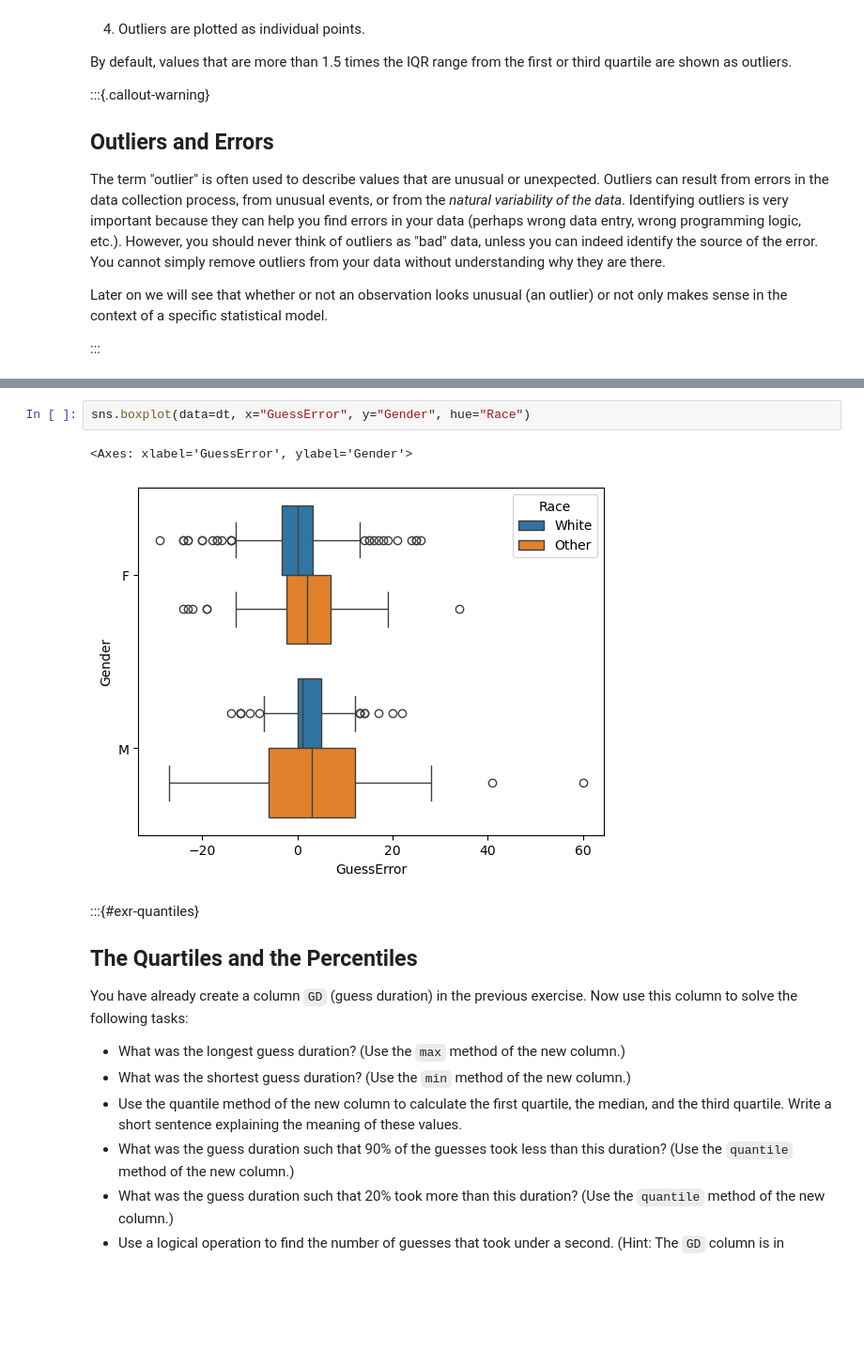
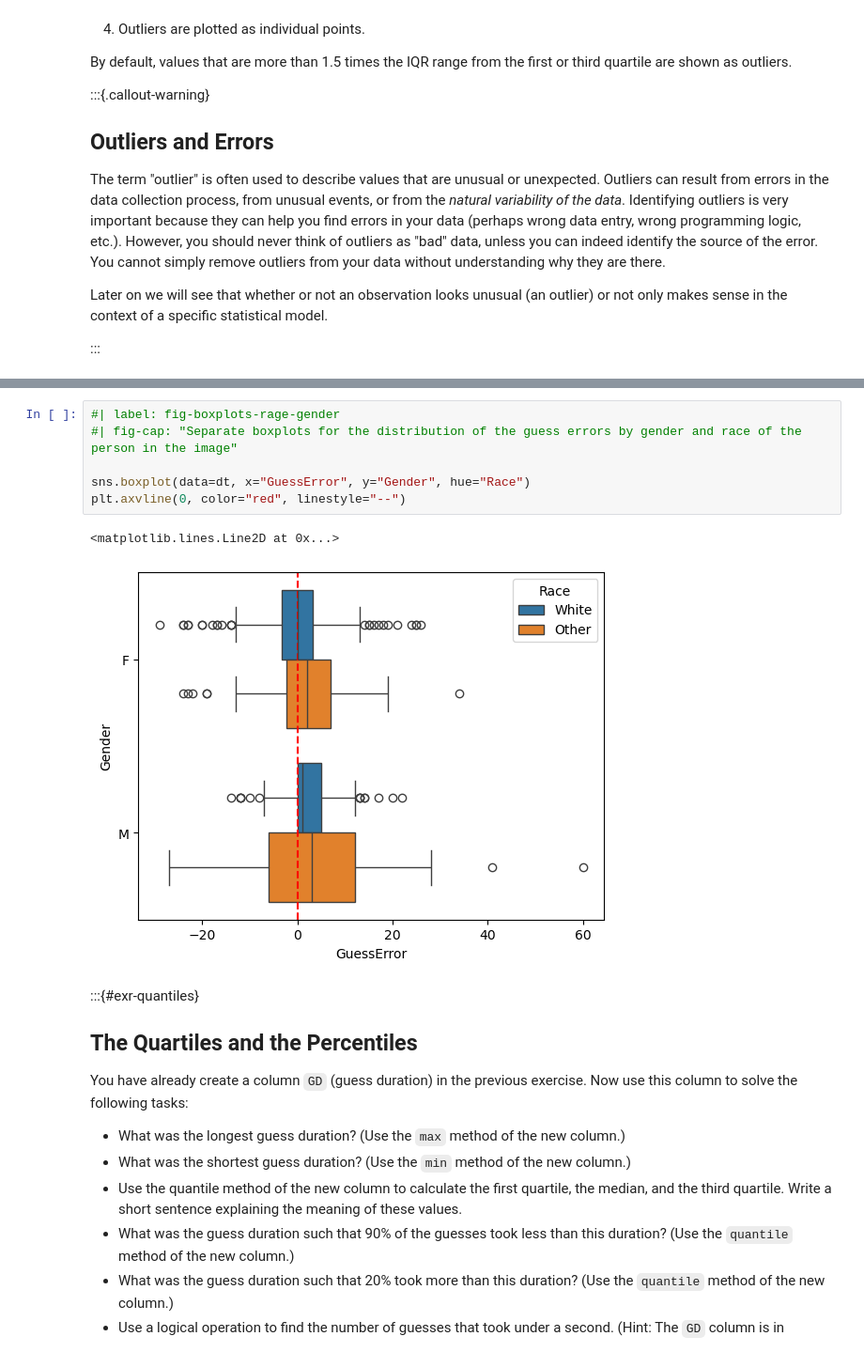
Before and after one commit to febse/stat2024, a Jupyter notebook: 02-Descriptive-Statistics.ipynb, the cells around one changed output, grey strips where cells are left out. Shown at 94% size. Drawn from its saved outputs; the diff is of its cells as text; blank space fills up the shorter version.

```diff
--- a/02-Descriptive-Statistics.ipynb
+++ b/02-Descriptive-Statistics.ipynb
@@ -250,8 +285,12 @@ sns.boxplot(data=dt, x="GuessError")
-# %%
-sns.boxplot(data=dt, x="GuessError", y="Gender", hue="Race")
-# %% [output]
-<Axes: xlabel='GuessError', ylabel='Gender'>
-[figure, removed]
+# %%
+#| label: fig-boxplots-rage-gender
+#| fig-cap: "Separate boxplots for the distribution of the guess errors by gender and race of the person in the image"
+
+sns.boxplot(data=dt, x="GuessError", y="Gender", hue="Race")
+plt.axvline(0, color="red", linestyle="--")
+# %% [output]
+<matplotlib.lines.Line2D at 0x...>
+[figure, added]
 # %% [markdown]
 :::{#exr-quantiles}
 ## The Quartiles and the Percentiles
```
Also changed, not shown: parts of 24 cells of this notebook, 1 other file.
